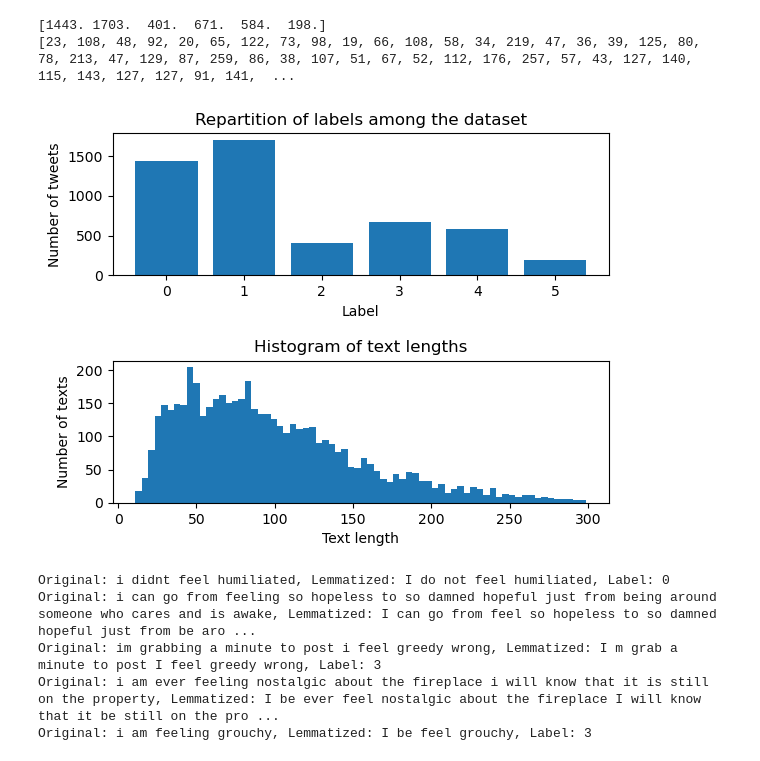
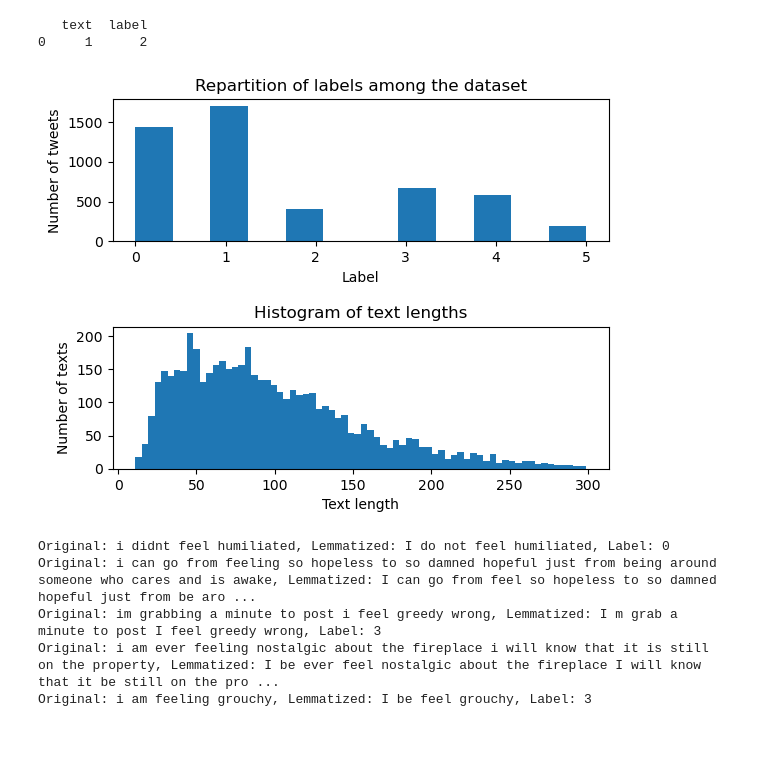
Before and after one commit to AlexisMourier/intelligent_system_seminar2, a Jupyter notebook: project.ipynb, the cells around one changed output. Saved outputs shown, nothing was run; the diff lists cells and outputs as text; code cells hidden in the pictures.

```diff
--- a/project.ipynb
+++ b/project.ipynb
@@ -8,41 +10,45 @@ from sklearn.model_selection import train_test_split
+# %%
+df_dataset = pd.DataFrame(columns=["text", "label"])
+
+df_dataset.loc[0] = [1, 2]
+
+print(df_dataset)
+# %% [output]
+   text  label
+0     1      2
 # %%
-# Load the datas and extract some important information
-
-label_values = np.zeros(6)
-text_lenghts = []
+# Load the datas and transform them into pd.Dataframe
+df_dataset = pd.DataFrame(columns=["text", "label"])
 
 with open("emotion_dataset.txt", "r") as datafile:
+    i = 0
     for line in datafile:
         json_line = json.loads(line.strip())
 
         # Assert every label associated to a tweet belongs to the expected interval
         assert(0 <= json_line["label"] and json_line["label"] <= 5)
 
-        label_values[json_line["label"]] += 1
-        text_lenghts.append(len(json_line["text"]))
+        df_dataset.loc[i] = [json_line["text"], json_line["label"]]
 
-print(label_values)
-print(text_lenghts)
+        i += 1
-# %% [output]
-[1443. 1703.  401.  671.  584.  198.]
-[23, 108, 48, 92, 20, 65, 122, 73, 98, 19, 66, 108, 58, 34, 219, 47, 36, 39, 125, 80, 78, 213, 47, 129, 87, 259, 86, 38, 107, 51, 67, 52, 112, 176, 257, 57, 43, 127, 140, 115, 143, 127, 127, 91, 141,  ...
 # %%
+# Some funny plots
 plt.figure()
 
 plt.subplot(2,1,1)
-plt.bar([i for i in range(len(label_values))], label_values)
+plt.hist(df_dataset["label"].values, bins=12)
 plt.xlabel("Label")
 plt.ylabel("Number of tweets")
 plt.title("Repartition of labels among the dataset")
 
 plt.subplot(2,1,2)
-plt.hist(text_lenghts, bins=70)
+plt.hist([len(text) for text in df_dataset["text"].values], bins=70)
 plt.xlabel("Text length")
 plt.ylabel("Number of texts")
 plt.title("Histogram of text lengths")
 
 plt.subplots_adjust(hspace=0.6)
 
 plt.show()
 # %% [output]
-[figure, old version]
+[figure, new version]
```
Also changed, not shown: parts of 2 cells of this notebook, 1 other file.
